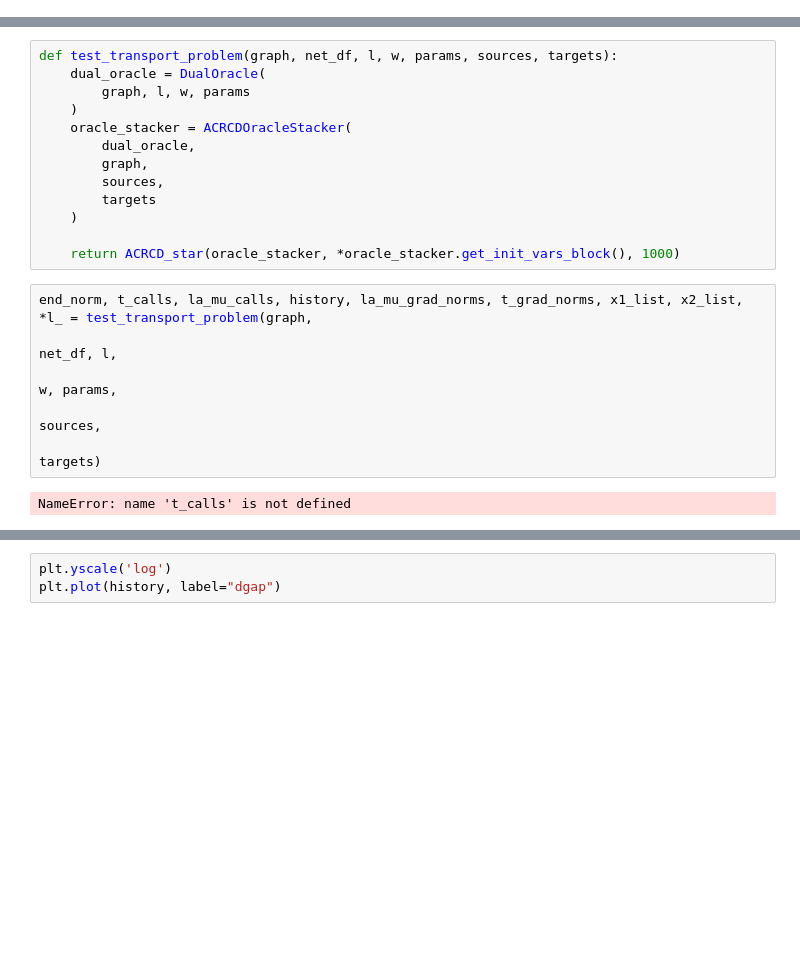
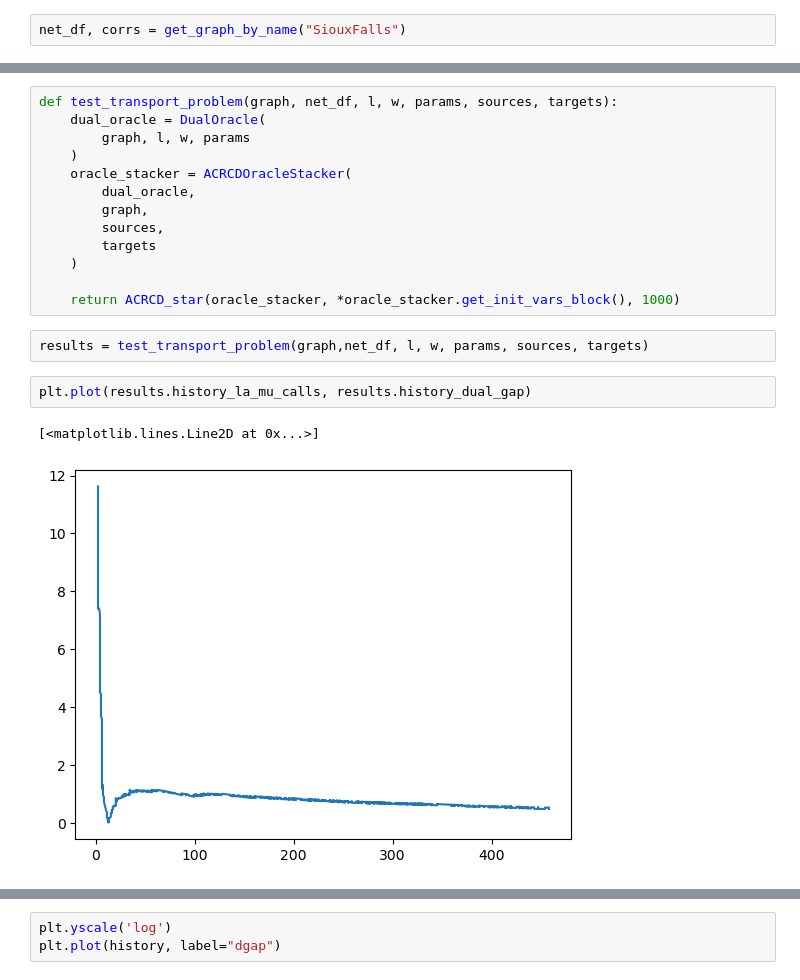
Before and after one commit to Lareton/transport_network_optimization, a Jupyter notebook: test_acrcd.ipynb, the cells around one changed output, grey strips where cells are left out. Saved outputs shown, nothing was run; the diff lists cells and outputs as text; blank space fills up the shorter version.

```diff
--- a/test_acrcd.ipynb
+++ b/test_acrcd.ipynb
@@ -43,0 +34,2 @@ net_df.capacity /= people_count
+# %%
+net_df, corrs = get_graph_by_name("SiouxFalls")
@@ -66,10 +60,9 @@ def test_transport_problem(graph, net_df, l, w, params, sources, targets):
 
     return ACRCD_star(oracle_stacker, *oracle_stacker.get_init_vars_block(), 1000)
 # %%
-end_norm, t_calls, la_mu_calls, history, la_mu_grad_norms, t_grad_norms, x1_list, x2_list, *l_ = test_transport_problem(graph,
-                                                                                                              net_df, l,
-                                                                                                              w, params,
-                                                                                                              sources,
-                                                                                                              targets)
+results = test_transport_problem(graph,net_df, l, w, params, sources, targets)
-# %% [output]
-NameError: name 't_calls' is not defined
+# %%
+plt.plot(results.history_la_mu_calls, results.history_dual_gap)
+# %% [output]
+[<matplotlib.lines.Line2D at 0x...>]
+[figure, added]
```
Also changed, not shown: parts of 5 cells of this notebook, 1 other file.
